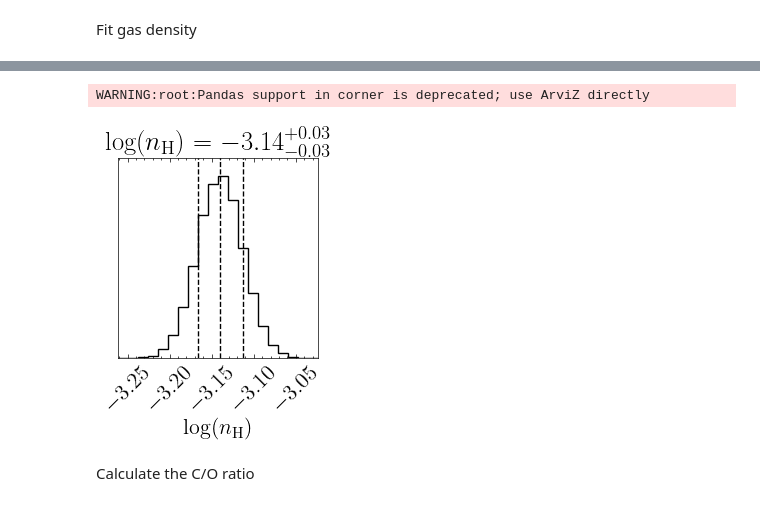
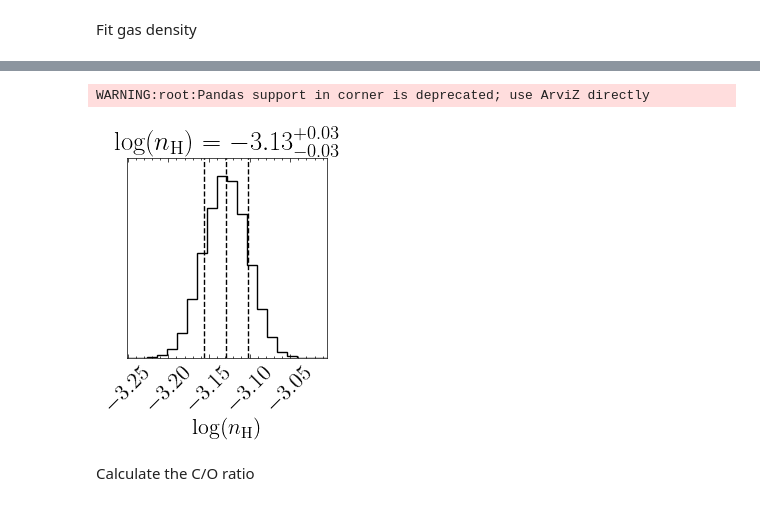
Before and after one commit to suyashk12/cgm_science, a Jupyter notebook: cloudy_fitting/z=1.09_cloudy_fit.ipynb, the cells around one changed output, grey strips where cells are left out. Saved outputs shown, nothing was run; the diff lists cells and outputs as text; code cells hidden in the pictures.

```diff
--- a/cloudy_fitting/z=1.09_cloudy_fit.ipynb
+++ b/cloudy_fitting/z=1.09_cloudy_fit.ipynb
@@ -191,29 +191,29 @@ logN_ratio_dict
  'OVI/OIV': '<-0.9, 0.1'}
 # %%
-#pos = np.array(-3.15) + 1e-4 * np.random.randn(500, 1)
-#nwalkers, ndim = pos.shape
+pos = np.array(-3.15) + 1e-4 * np.random.randn(200, 1)
+nwalkers, ndim = pos.shape
 # %%
-#sampler = emcee.EnsembleSampler(
-#    nwalkers, ndim, log_probability, args=(logN_ratio_dict, species_logN_interp)
-#)
+sampler = emcee.EnsembleSampler(
+    nwalkers, ndim, log_probability, args=(logN_ratio_dict, species_logN_interp)
+)
 # %%
-#sampler.run_mcmc(pos, 500, progress=True);
+sampler.run_mcmc(pos, 500, progress=True);
 # %%
-#flat_samples_hdens = pd.DataFrame(sampler.get_chain(discard=100, flat=True),
-#                                columns=['log_hdens'])
+flat_samples_hdens = pd.DataFrame(sampler.get_chain(discard=100, flat=True),
+                                columns=['log_hdens'])
 
-#flat_samples_hdens.to_csv(savedir+'hdens_op.csv', index=False)
+flat_samples_hdens.to_csv(savedir+'hdens_op.csv', index=False)
 
-flat_samples_hdens = pd.read_csv(savedir+'hdens_op.csv')
+#flat_samples_hdens = pd.read_csv(savedir+'hdens_op.csv')
 # %%
 fig = corner.corner(
     flat_samples_hdens, quantiles = [0.16, 0.5, 0.84], show_titles=True,
-    labels=[r'$\log(n_\mathrm{H})$', r'$[\mathrm{O/H}]$'],
+    labels=[r'$\log(n_\mathrm{H})$'],
     plot_density=True, levels=[0.68, 0.95], contour_kwargs={'colors':'red'}
 );
 # %% [output]
 WARNING:root:Pandas support in corner is deprecated; use ArviZ directly
-[figure, old version]
+[figure, new version]
 # %%
 grid_points_hdens = np.array([[12, log_hdens, -3] for log_hdens in flat_samples_hdens['log_hdens']])
 # %%
```
Also changed, not shown: parts of 58 cells of this notebook, 6 other files.
